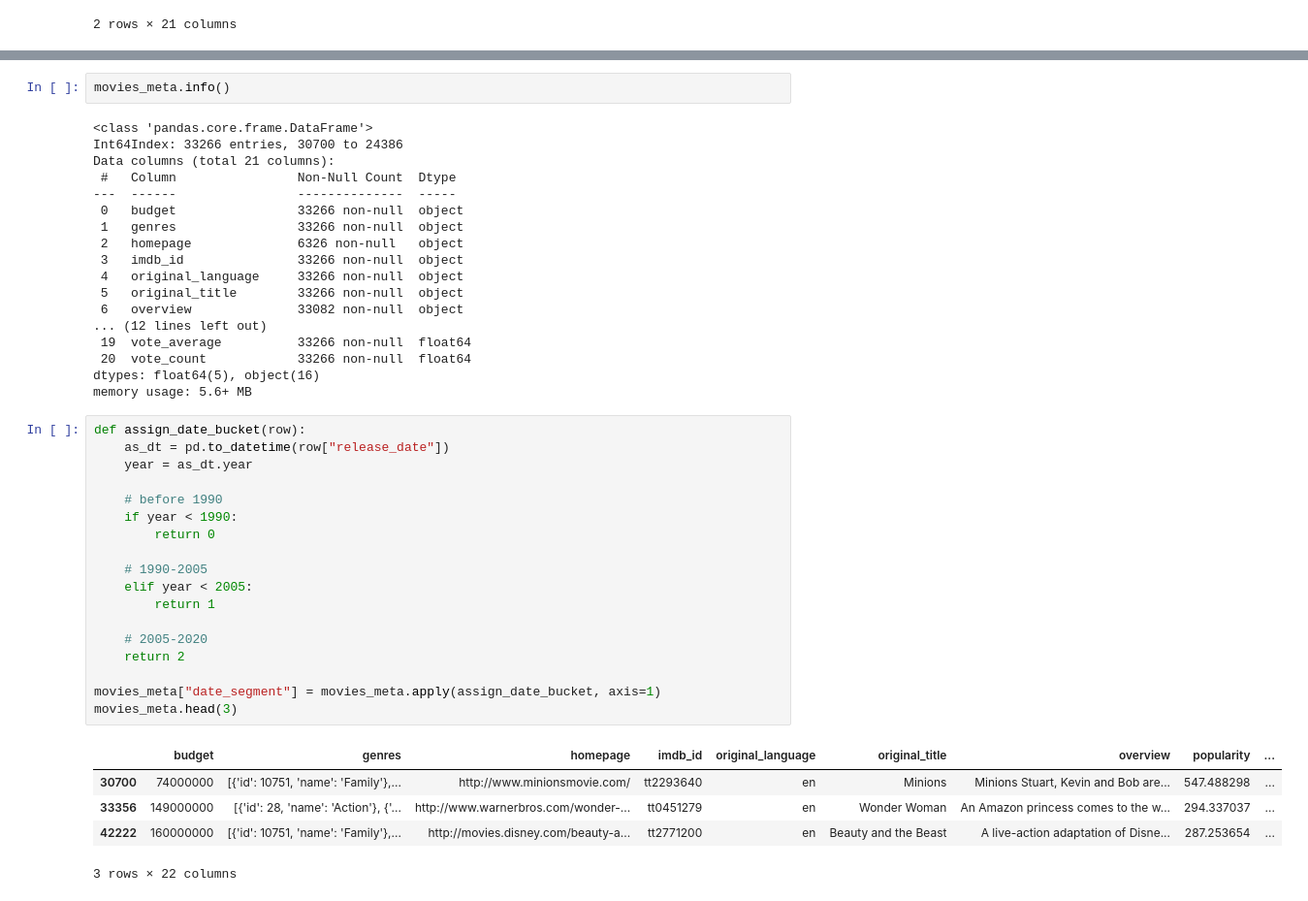
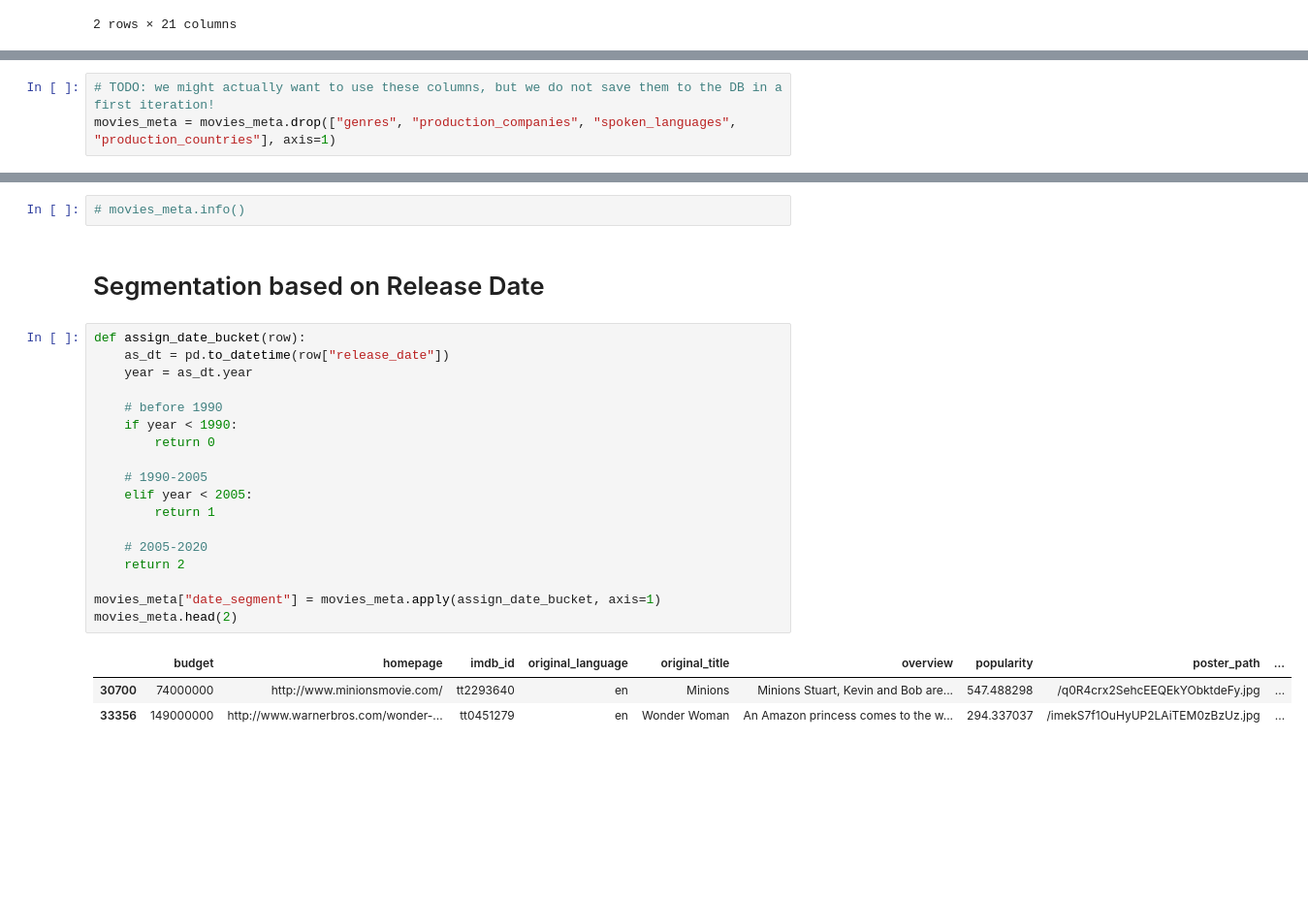
Before and after one commit to kwizapp/metadata-service, a Jupyter notebook: Preprocessing.ipynb, the cells around one changed output, grey strips where cells are left out. Shown at 97% size. Drawn from its saved outputs; the diff is of its cells as text; blank space fills up the shorter version.

```diff
--- a/Preprocessing.ipynb
+++ b/Preprocessing.ipynb
@@ -33 +33,4 @@ movies_meta.release_date.isna().sum()
+# %%
+# TODO: we might actually want to use these columns, but we do not save them to the DB in a first iteration!
+movies_meta = movies_meta.drop(["genres", "production_companies", "spoken_languages", "production_countries"], axis=1)
 # %%
@@ -48,44 +38,26 @@ Name: popularity, Length: 32307, dtype: int64
-# %%
-movies_meta.info()
-# %% [output]
-<class 'pandas.core.frame.DataFrame'>
-Int64Index: 33266 entries, 30700 to 24386
-Data columns (total 21 columns):
- #   Column                Non-Null Count  Dtype
----  ------                --------------  -----
- 0   budget                33266 non-null  object
- 1   genres                33266 non-null  object
- 2   homepage              6326 non-null   object
- 3   imdb_id               33266 non-null  object
- 4   original_language     33266 non-null  object
- 5   original_title        33266 non-null  object
- 6   overview              33082 non-null  object
-... (12 lines left out)
- 19  vote_average          33266 non-null  float64
- 20  vote_count            33266 non-null  float64
-dtypes: float64(5), object(16)
-memory usage: 5.6+ MB
+# %%
+# movies_meta.info()
+# %% [markdown]
+# Segmentation based on Release Date
 # %%
 def assign_date_bucket(row):
     as_dt = pd.to_datetime(row["release_date"])
     year = as_dt.year
 
     # before 1990
     if year < 1990:
         return 0
 
     # 1990-2005
     elif year < 2005:
         return 1
 
     # 2005-2020
     return 2
 
 movies_meta["date_segment"] = movies_meta.apply(assign_date_bucket, axis=1)
-movies_meta.head(3)
+movies_meta.head(2)
 # %% [output]
-|  | budget | genres | homepage | imdb_id | original_language | original_title | overview | popularity | ... |
-| 30700 | 74000000 | [{'id': 10751, 'name': 'Family'},... | http://www.minionsmovie.com/ | tt2293640 | en | Minions | Minions Stuart, Kevin and Bob are... | 547.488298 | ... |
-| 33356 | 149000000 | [{'id': 28, 'name': 'Action'}, {'... | http://www.warnerbros.com/wonder-... | tt0451279 | en | Wonder Woman | An Amazon princess comes to the w... | 294.337037 | ... |
-| 42222 | 160000000 | [{'id': 10751, 'name': 'Family'},... | http://movies.disney.com/beauty-a... | tt2771200 | en | Beauty and the Beast | A live-action adaptation of Disne... | 287.253654 | ... |
+|  | budget | homepage | imdb_id | original_language | original_title | overview | popularity | poster_path | ... |
+| 30700 | 74000000 | http://www.minionsmovie.com/ | tt2293640 | en | Minions | Minions Stuart, Kevin and Bob are... | 547.488298 | /q0R4crx2SehcEEQEkYObktdeFy.jpg | ... |
+| 33356 | 149000000 | http://www.warnerbros.com/wonder-... | tt0451279 | en | Wonder Woman | An Amazon princess comes to the w... | 294.337037 | /imekS7f1OuHyUP2LAiTEM0zBzUz.jpg | ... |
-3 rows × 22 columns
```
Also changed, not shown: parts of 18 cells of this notebook, 1 other file.
